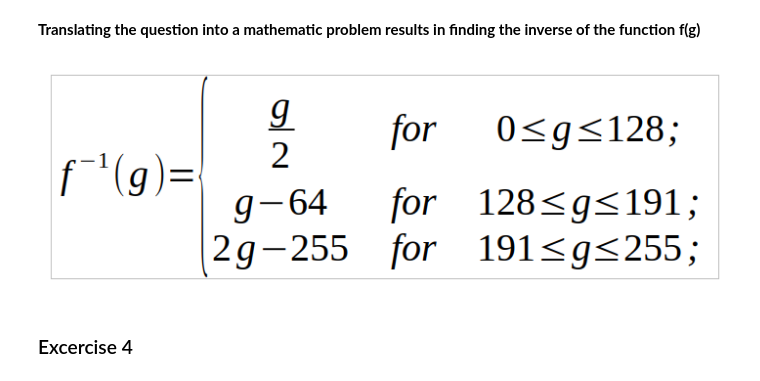
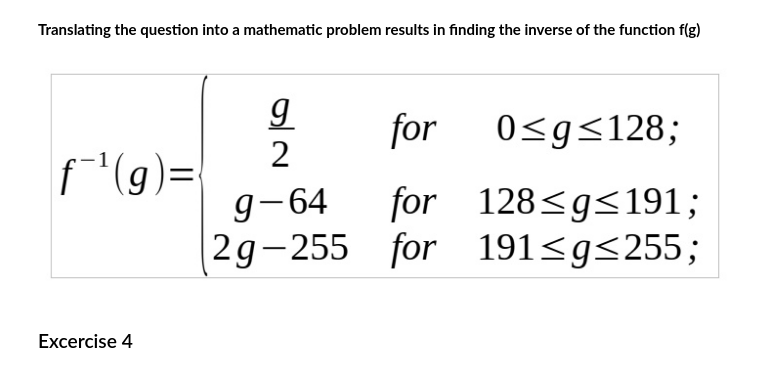
Before and after one commit to rachid-el-kedmiri/digital_image_processing, a Jupyter notebook: homework_001.ipynb, the cells around one changed output. Saved outputs shown, nothing was run; the diff lists cells and outputs as text; code cells hidden in the pictures.

```diff
--- a/homework_001.ipynb
+++ b/homework_001.ipynb
@@ -66,8 +74,12 @@ histogramme(image)
 ### Excercise 3: Egalisation d’histogramme
 # %% [markdown]
 **Translating the question into a mathematic problem results in finding the inverse of the function f(g)**
-# %% [markdown]
-![inverse_function.png](attachment:inverse_function.png)
+# %%
+filename = 'inverse_function.png'
+image = load_image(filename)
+show_image(image)
+# %% [output]
+[figure, added]
 # %% [markdown]
 ### Excercise 4
 # %%
```
Also changed, not shown: parts of 3 cells of this notebook, 7 other files.
